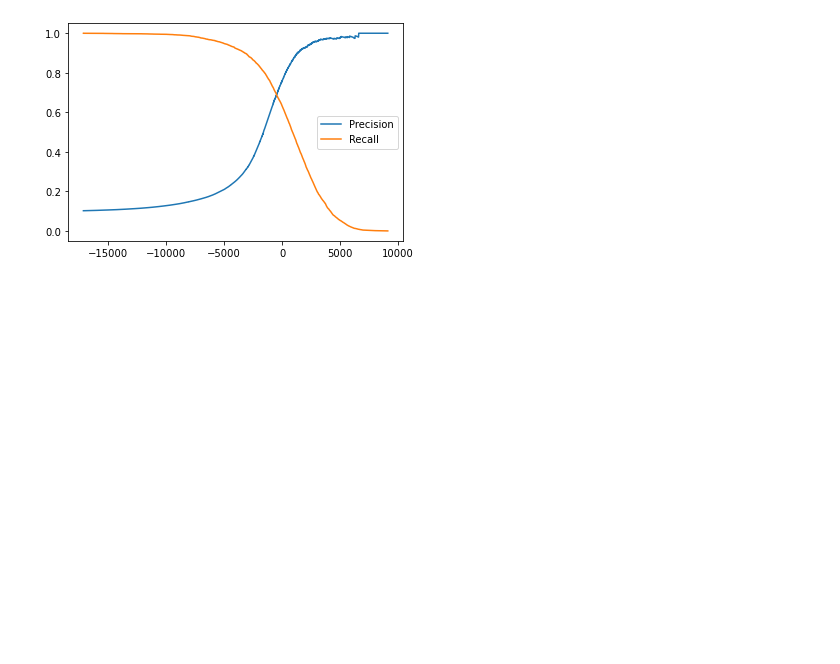
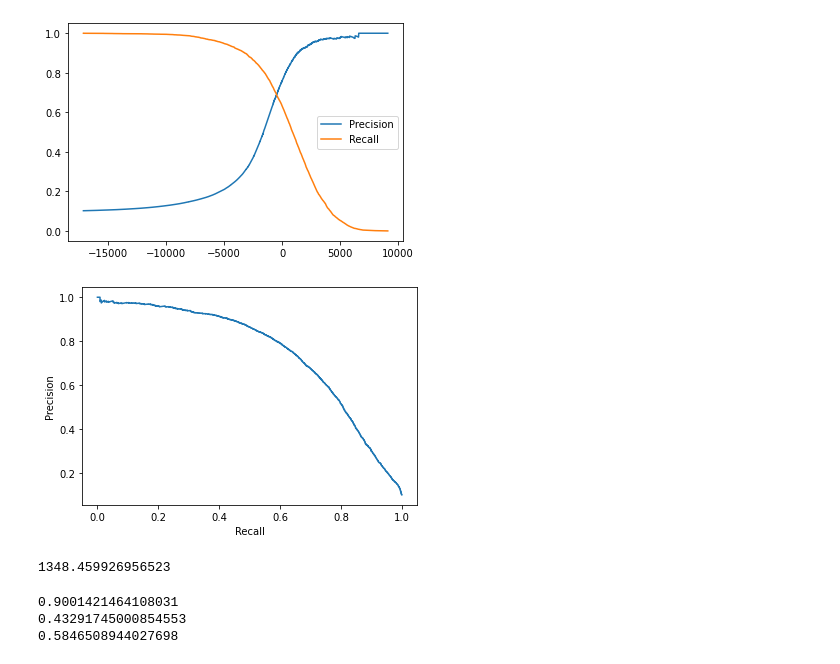
Before and after one commit to MarcelDeSutter/udemy_machine_learning, a Jupyter notebook: notebooks/01-03_Beispielprojekt_Klassifikation.ipynb, the cells around one changed output. Saved outputs shown, nothing was run; the diff lists cells and outputs as text; code cells hidden in the pictures; blank space fills up the shorter version.

```diff
--- a/notebooks/01-03_Beispielprojekt_Klassifikation.ipynb
+++ b/notebooks/01-03_Beispielprojekt_Klassifikation.ipynb
@@ -354,3 +354,23 @@ plt.plot(thresholds, recalls[:-1], label = "Recall")
 plt.legend();
 # %% [output]
 [figure]
+# %%
+plt.plot(recalls, precisions)
+plt.xlabel("Recall")
+plt.ylabel("Precision");
+# %% [output]
+[figure, added]
+# %%
+threshold_90_prec = thresholds[np.argmax(precisions >= 0.90)]
+threshold_90_prec
+# %% [output]
+1348.459926956523
+# %%
+y_train_pred_90 = (scores >= threshold_90_prec)
+print(precision_score(y_train_8, y_train_pred_90))
+print(recall_score(y_train_8, y_train_pred_90))
+print(f1_score(y_train_8, y_train_pred_90))
+# %% [output]
+0.9001421464108031
+0.43291745000854553
+0.5846508944027698
```
Also changed, not shown: parts of 9 cells of this notebook.
